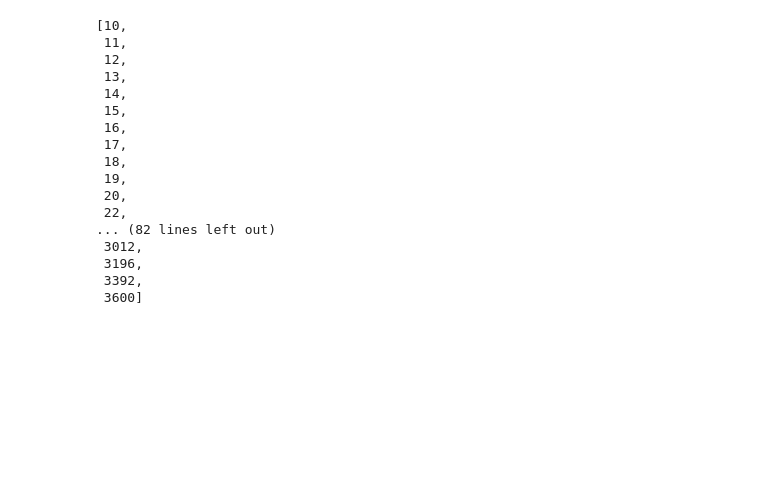
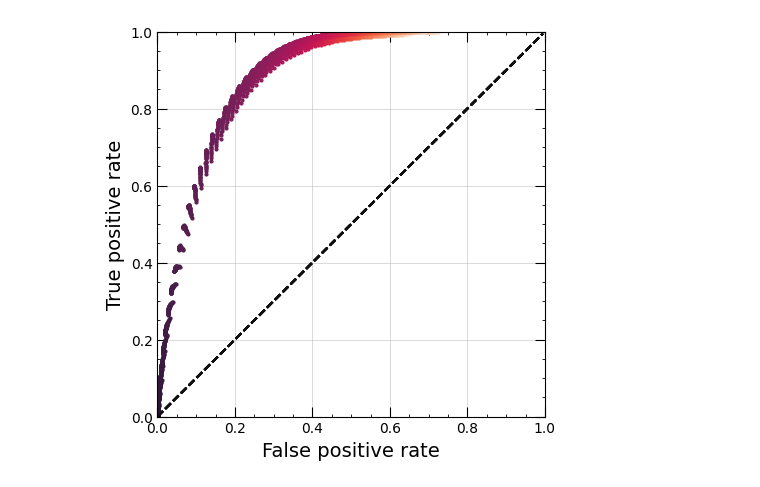
Before and after one commit to Moorboor/WindGust, a Jupyter notebook: PlotROC.ipynb, the cells around one changed output. Saved outputs shown, nothing was run; the diff lists cells and outputs as text; code cells hidden in the pictures; blank space fills up the shorter version.

```diff
--- a/PlotROC.ipynb
+++ b/PlotROC.ipynb
@@ -51,7 +51,9 @@ def plot_roc(*, fname, performances):
 # %%
-# for fname, performance in performances.items():
-#     performance = performance.drop("Unnamed: 0", axis=1)
-#     plot_roc(fname=fname, performances=performance)
+for fname, performance in performances.items():
+    performance = performance.drop("Unnamed: 0", axis=1)
+    plot_roc(fname=fname, performances=performance)
+# %% [output]
+[figure, added]
 # %%
 xis = {}
 for fname, performance in performances.items():
@@ -66,25 +68,6 @@ for fname, performance in performances.items():
     xis[int(train_per)] = np.float32(xi_value)
 # %%
 xis_ordered = sorted(xis)
-xis_ordered
-# %% [output]
-[10,
- 11,
- 12,
- 13,
- 14,
- 15,
- 16,
- 17,
- 18,
- 19,
- 20,
- 22,
-... (82 lines left out)
- 3012,
- 3196,
- 3392,
- 3600]
 # %%
 _ = plt.figure(figsize=(15,5))
 plt.scatter(xis_ordered, [xis[x] for x in xis_ordered])
```
Also changed, not shown: parts of 3 cells of this notebook, 1 other file.
